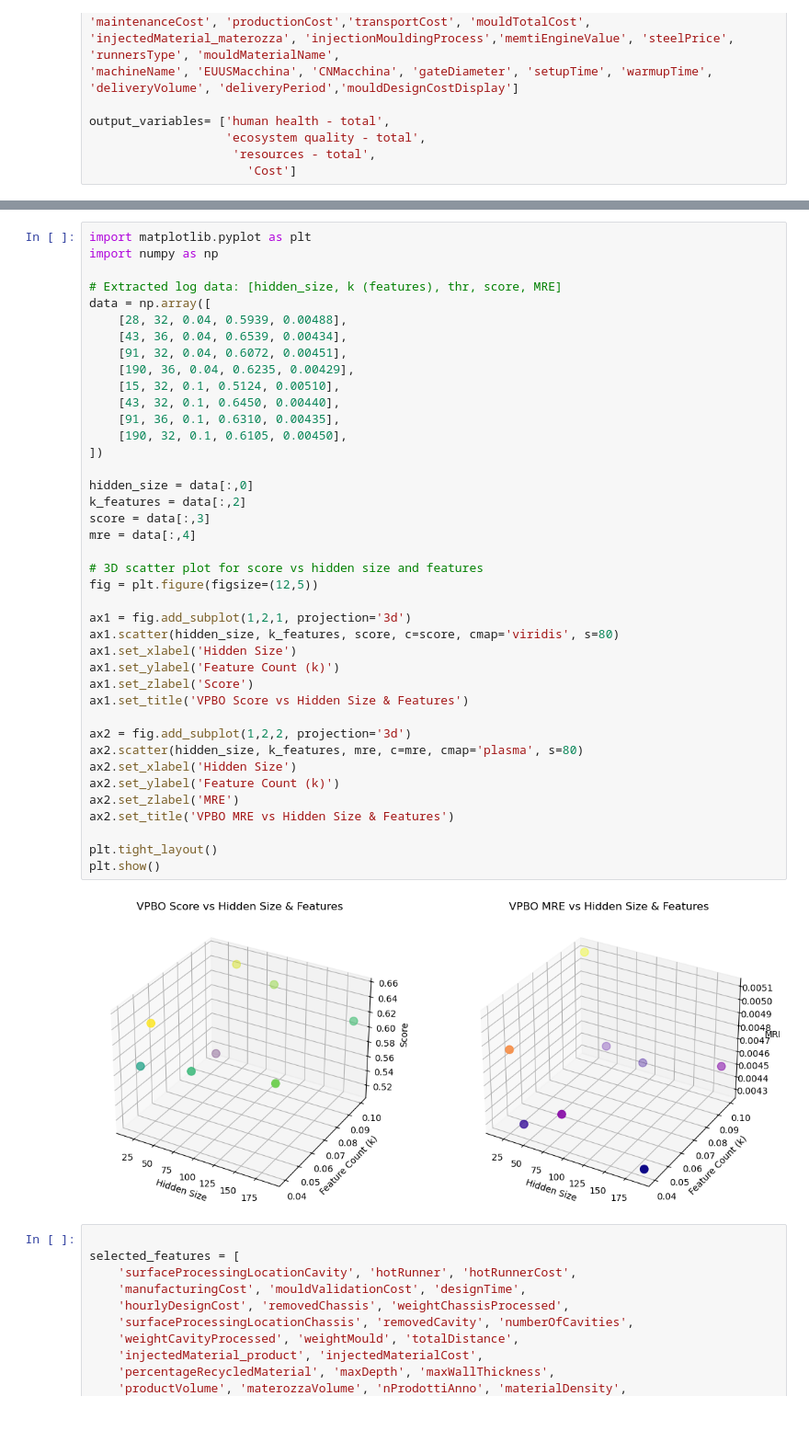
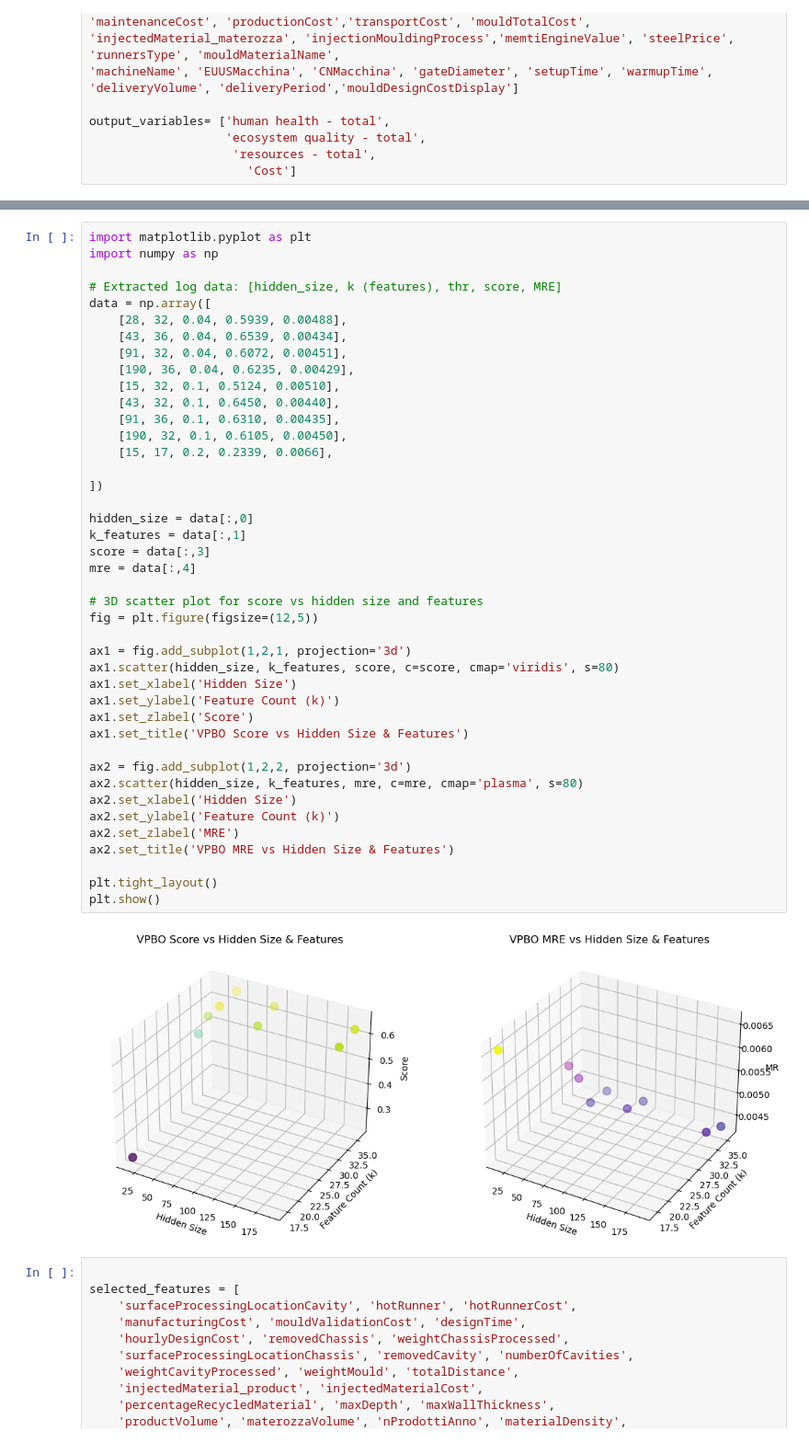
Before and after one commit to saadrza/Parallel_BO_Project, a Jupyter notebook: Dataset for AI/Main_final_serve.ipynb, the cells around one changed output, grey strips where cells are left out. Shown at 92% size. Cells and saved outputs as stored; diff of their text form.

Commit message:
graphs

```diff
--- a/Dataset for AI/Main_final_serve.ipynb
+++ b/Dataset for AI/Main_final_serve.ipynb
@@ -620,35 +590,37 @@ data = np.array([
     [15, 32, 0.1, 0.5124, 0.00510],
     [43, 32, 0.1, 0.6450, 0.00440],
     [91, 36, 0.1, 0.6310, 0.00435],
     [190, 32, 0.1, 0.6105, 0.00450],
+    [15, 17, 0.2, 0.2339, 0.0066],
+
 ])
 
 hidden_size = data[:,0]
-k_features = data[:,2]
+k_features = data[:,1]
 score = data[:,3]
 mre = data[:,4]
 
 # 3D scatter plot for score vs hidden size and features
 fig = plt.figure(figsize=(12,5))
 
 ax1 = fig.add_subplot(1,2,1, projection='3d')
 ax1.scatter(hidden_size, k_features, score, c=score, cmap='viridis', s=80)
 ax1.set_xlabel('Hidden Size')
 ax1.set_ylabel('Feature Count (k)')
 ax1.set_zlabel('Score')
 ax1.set_title('VPBO Score vs Hidden Size & Features')
 
 ax2 = fig.add_subplot(1,2,2, projection='3d')
 ax2.scatter(hidden_size, k_features, mre, c=mre, cmap='plasma', s=80)
 ax2.set_xlabel('Hidden Size')
 ax2.set_ylabel('Feature Count (k)')
 ax2.set_zlabel('MRE')
 ax2.set_title('VPBO MRE vs Hidden Size & Features')
 
 plt.tight_layout()
 plt.show()
 # %% [output]
-[figure, old version]
+[figure, new version]
 # %%
 
 selected_features = [
```
Also changed, not shown: parts of 22 cells of this notebook, 3 other files.
